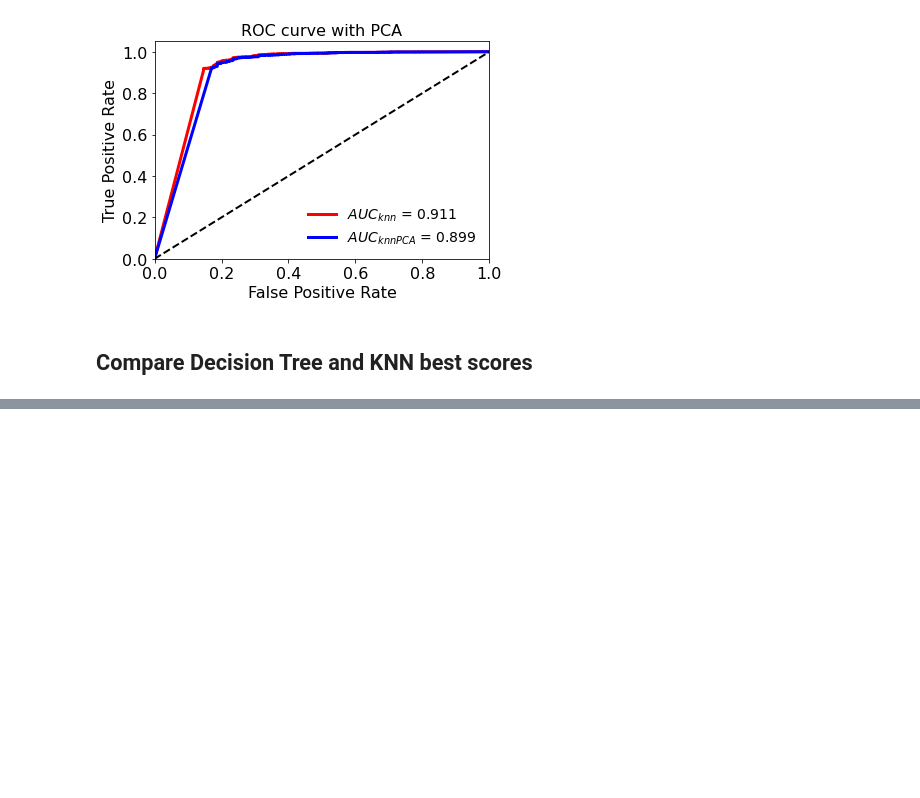
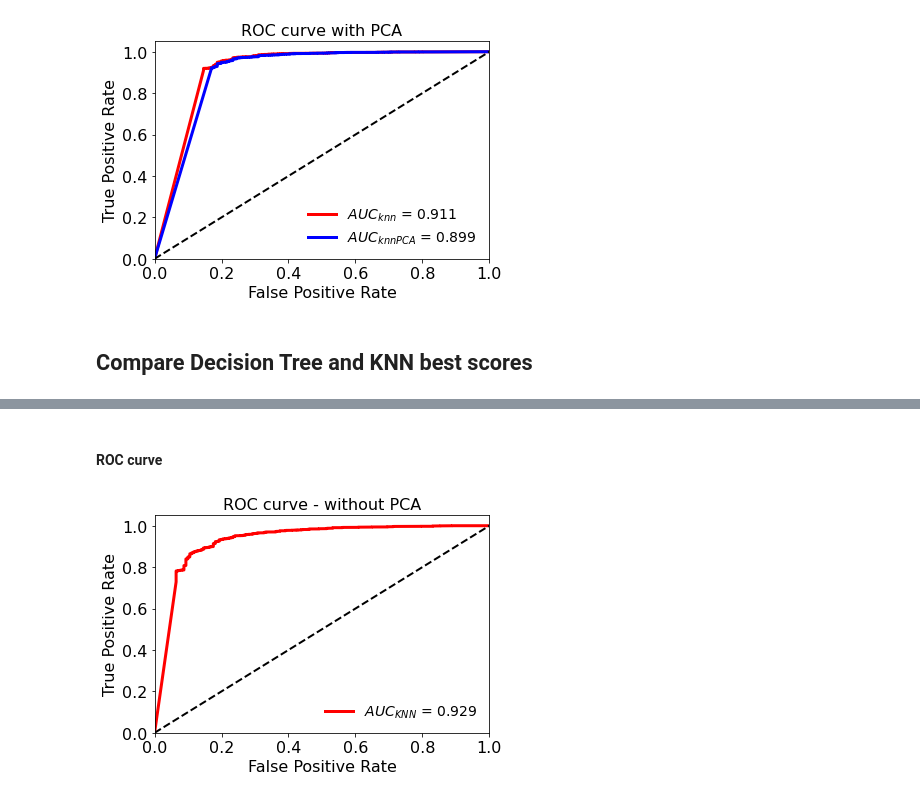
Before and after one commit to gaetanoantonicchio/DataMining-2, a Jupyter notebook: src/Module 1/Classification/Decision Tree - KNN/Features_librosa/bin-genre_class-decision_tree-KNN_unbalanced-features.ipynb, the cells around one changed output, grey strips where cells are left out. Saved outputs shown, nothing was run; the diff lists cells and outputs as text; code cells hidden in the pictures; blank space fills up the shorter version.

```diff
--- a/src/Module 1/Classification/Decision Tree - KNN/Features_librosa/bin-genre_class-decision_tree-KNN_unbalanced-features.ipynb
+++ b/src/Module 1/Classification/Decision Tree - KNN/Features_librosa/bin-genre_class-decision_tree-KNN_unbalanced-features.ipynb
@@ -674,0 +797,4 @@ plt.show()
+# %%
+sel = SelectKBest(k=100)
+X_develop_k_sel = sel.fit_transform(X_develop, y_develop)
+X_develop_k_sel.shape
@@ -674,0 +803,11 @@ plt.show()
+# %%
+X_test_k_sel = sel.transform(X_test)
+# %%
+# range of k to try - find a good range of k
+k_range = {"n_neighbors":[x for x in range(2, 50)]}
+
+knn = KNeighborsClassifier()
+rep_kfold = RepeatedKFold(n_splits=10, n_repeats=2, random_state=2652124)
+clf = GridSearchCV(knn, param_grid= k_range, cv=rep_kfold )
+clf.fit(X_develop_k_sel, y_develop)
+print(f"best parameters:\n{clf.best_params_}\naccuracy: {clf.best_score_}")
@@ -674,0 +818,10 @@ plt.show()
+# %%
+knn =  KNeighborsClassifier(n_neighbors = 29, weights='distance')
+# retrain knn on the whole development set
+knn.fit(X_develop_k_sel, y_develop)
+# predict target variable
+y_pred_knn0 = knn.predict(X_test_k_sel)
+
+# display classification report
+print(classification_report(y_test, y_pred_knn0))
+print('legend:\n0: Jazz\n1: Rock')
@@ -674,0 +841,20 @@ plt.show()
+# %% [markdown]
+#### ROC curve
+# %%
+y_score_knn0 = knn.predict_proba(X_test_k_sel)
+fpr_knn0, tpr_knn0, _ = roc_curve(y_test, y_score_knn0[:, 1])
+roc_auc_knn0 = auc(fpr_knn0, tpr_knn0)
+
+plt.plot(fpr_knn0, tpr_knn0, color='red', lw=3, label='$AUC_{KNN}$ = %.3f' % roc_auc_knn0)
+
+plt.plot([0, 1], [0, 1], color='black', lw=2, linestyle='--')
+plt.xlim([0.0, 1.0])
+plt.ylim([0.0, 1.05])
+plt.xlabel('False Positive Rate', fontsize=16)
+plt.ylabel('True Positive Rate', fontsize=16)
+plt.title('ROC curve - without PCA', fontsize=16)
+plt.legend(loc="lower right", fontsize=14, frameon=False)
+plt.tick_params(axis='both', which='major', labelsize=16)
+plt.show()
+# %% [output]
+[figure, added]
```
Also changed, not shown: parts of 18 cells of this notebook.
